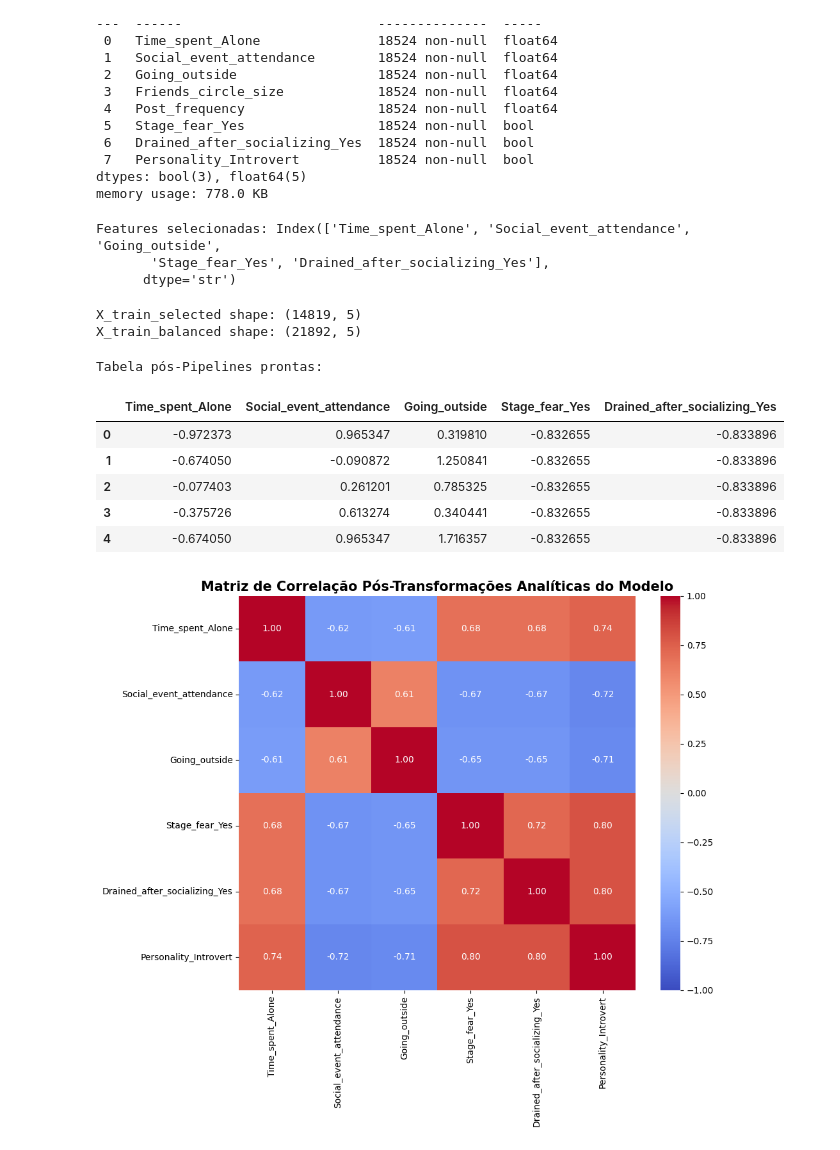
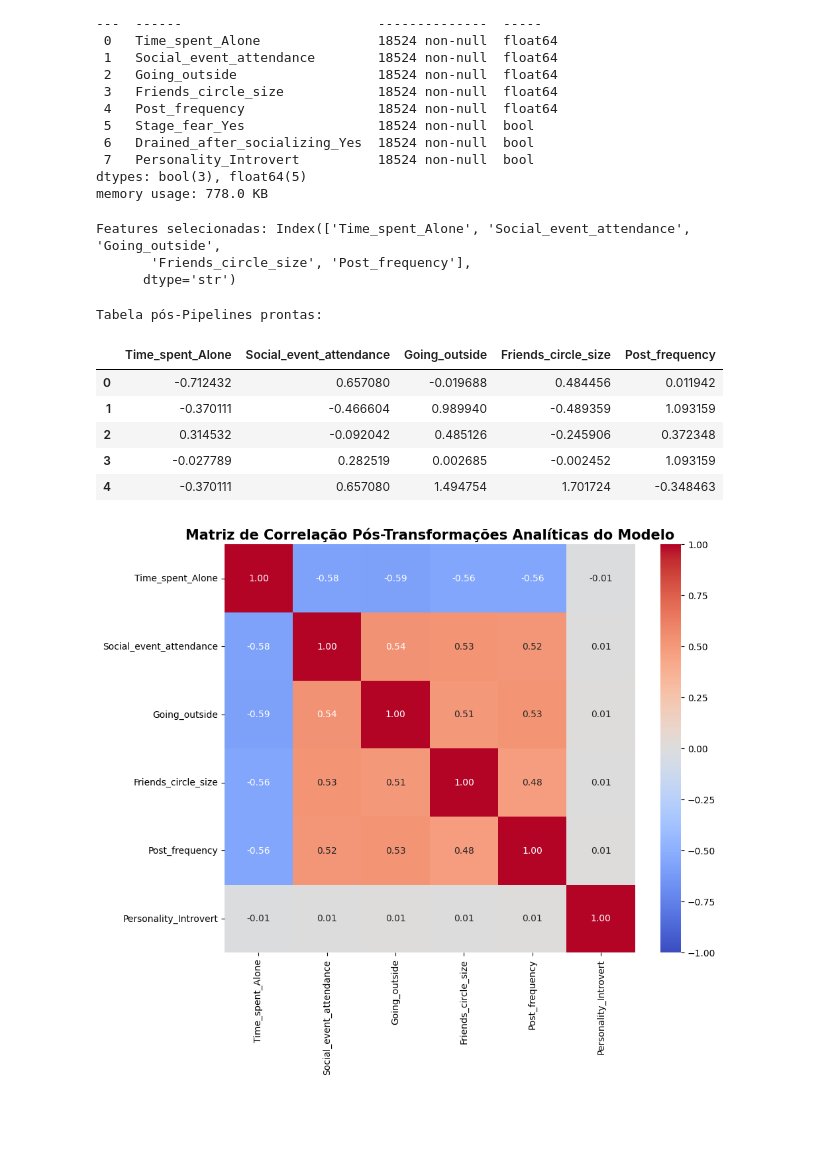
Before and after one commit to MagaseAiko/DataPreparation, a Jupyter notebook: Introvert vs. Extrovert/data_preparation_pipeline_Int_Ext.ipynb, the cells around one changed output. Cells and saved outputs as stored; diff of their text form; code cells hidden in the pictures; blank space fills up the shorter version.

Commit message:
review: Remocao do smote, atualizacao do readme

```diff
--- a/Introvert vs. Extrovert/data_preparation_pipeline_Int_Ext.ipynb
+++ b/Introvert vs. Extrovert/data_preparation_pipeline_Int_Ext.ipynb
@@ -169,7 +169,7 @@ dtypes: bool(3), float64(5)
 memory usage: 778.0 KB
 # %%
 # Separação entre features e target
-X = df.drop(columns=['Personality_Introvert'])
+X = df.drop(columns=['Personality_Introvert', 'Stage_fear_Yes', 'Drained_after_socializing_Yes'])
 y = df['Personality_Introvert']
 # %%
 # Divisão entre treino e teste antes da seleção de features para evitar Data Leakage
@@ -186,19 +186,8 @@ selected_features = X.columns[selector.get_support()]
 print('Features selecionadas:', selected_features)
 # %% [output]
 Features selecionadas: Index(['Time_spent_Alone', 'Social_event_attendance', 'Going_outside',
-       'Stage_fear_Yes', 'Drained_after_socializing_Yes'],
+       'Friends_circle_size', 'Post_frequency'],
       dtype='str')
-# %%
-# Aplicação do SMOTE para balanceamento de classes apenas nas features selecionadas do conjunto de treino
-smote = SMOTE(random_state=42)
-
-X_train_balanced, y_train_balanced = smote.fit_resample(X_train_selected, y_train)
-
-print('X_train_selected shape:', X_train_selected.shape)
-print('X_train_balanced shape:', X_train_balanced.shape)
-# %% [output]
-X_train_selected shape: (14819, 5)
-X_train_balanced shape: (21892, 5)
 # %%
 # Preparação das tabelas para os Pipelines
 num_features = selected_features
@@ -212,35 +201,35 @@ preprocessor = ColumnTransformer(
         ('num', num_pipeline, num_features)
     ])
 
-X_train_balanced_df = pd.DataFrame(X_train_balanced, columns=selected_features)
+X_trainselected_df = pd.DataFrame(X_train_selected, columns=selected_features)
 X_test_selected_df = pd.DataFrame(X_test_selected, columns=selected_features)
 
-X_train_processed = preprocessor.fit_transform(X_train_balanced_df)
+X_train_processed = preprocessor.fit_transform(X_trainselected_df)
 X_test_processed = preprocessor.transform(X_test_selected_df)
 
-X_train_processed_df = pd.DataFrame(X_train_processed, columns=num_features, index=range(X_train_balanced_df.shape[0]))
+X_train_processed_df = pd.DataFrame(X_train_processed, columns=num_features, index=range(X_trainselected_df.shape[0]))
 
 print("Tabela pós-Pipelines prontas:")
 X_train_processed_df.head()
 # %% [output]
 Tabela pós-Pipelines prontas:
-|  | Time_spent_Alone | Social_event_attendance | Going_outside | Stage_fear_Yes | Drained_after_socializing_Yes |
-| 0 | -0.972373 | 0.965347 | 0.319810 | -0.832655 | -0.833896 |
-| 1 | -0.674050 | -0.090872 | 1.250841 | -0.832655 | -0.833896 |
-| 2 | -0.077403 | 0.261201 | 0.785325 | -0.832655 | -0.833896 |
-| 3 | -0.375726 | 0.613274 | 0.340441 | -0.832655 | -0.833896 |
-| 4 | -0.674050 | 0.965347 | 1.716357 | -0.832655 | -0.833896 |
+|  | Time_spent_Alone | Social_event_attendance | Going_outside | Friends_circle_size | Post_frequency |
+| 0 | -0.712432 | 0.657080 | -0.019688 | 0.484456 | 0.011942 |
+| 1 | -0.370111 | -0.466604 | 0.989940 | -0.489359 | 1.093159 |
+| 2 | 0.314532 | -0.092042 | 0.485126 | -0.245906 | 0.372348 |
+| 3 | -0.027789 | 0.282519 | 0.002685 | -0.002452 | 1.093159 |
+| 4 | -0.370111 | 0.657080 | 1.494754 | 1.701724 | -0.348463 |
 # %%
 # Análise de correlação entre as features selecionadas e a variável target
 dados_treino = X_train_processed_df.copy()
-dados_treino['Personality_Introvert'] = y_train_balanced
+dados_treino['Personality_Introvert'] = y_train
 
 plt.figure(figsize=(10, 8))
 sns.heatmap(dados_treino.corr(), annot=True, cmap='coolwarm', fmt=".2f", vmin=-1, vmax=1)
 plt.title("Matriz de Correlação Pós-Transformações Analíticas do Modelo", fontsize=15, fontweight='bold')
 plt.show()
 # %% [output]
-[figure, old version]
+[figure, new version]
 # %%
 # Criando o modelo
 arvores = RandomForestClassifier(n_estimators=300, max_depth=5, random_state=42, n_jobs=-1)
```
Also changed, not shown: parts of 1 cell of this notebook, 1 other file.
